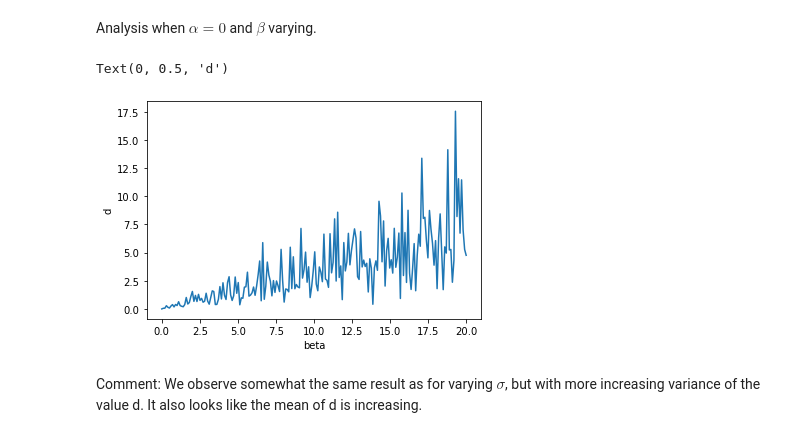
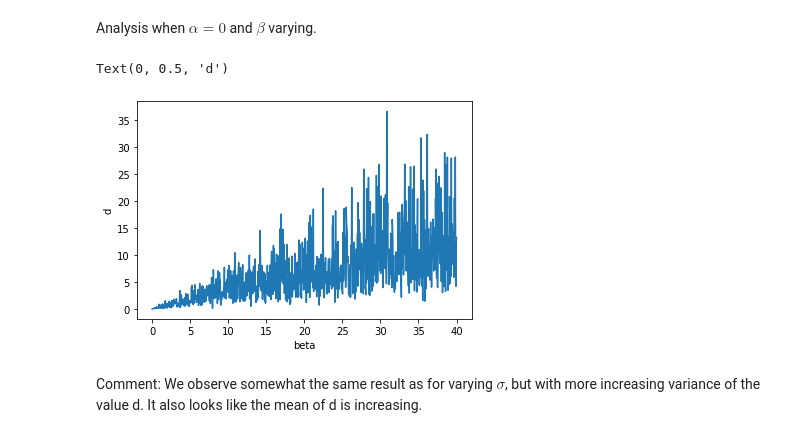
Before and after one commit to petteska/TTK4260-Imuda, a Jupyter notebook: Assignments/Mutlivariat Assignment 1.ipynb, the cells around one changed output. Cells and saved outputs as stored; diff of their text form; code cells hidden in the pictures.

```diff
--- a/Assignments/Mutlivariat Assignment 1.ipynb
+++ b/Assignments/Mutlivariat Assignment 1.ipynb
@@ -155,29 +155,29 @@ Analysis when $\alpha = 0$ and $\beta$ varying.
 # %%
 alpha = 0
 
-beta_space = np.linspace(0,20,N)
+beta_space = np.linspace(0,40,1000)
 
 sigma = 1
 
 e = np.array([genNoise(alpha, N, mean, sigma, beta, magnitude) for beta in beta_space])
 
 y = yreal + e
 
 u_transpose_dot_y = np.array([np.dot(u_tensor.T,y_i) for y_i in y])
 
 est_params = np.array([np.dot(u_transpose_dot_u_inv,elt) for elt in u_transpose_dot_y]) # Calculate equation
 
 est_params = est_params.tolist() # Format parameters to list
 
 d = np.array([distance.euclidean(theta, elt) for elt in est_params])
 
 plt.figure()
 plt.plot(beta_space,d)
 plt.xlabel('beta')
 plt.ylabel('d')
 # %% [output]
 Text(0, 0.5, 'd')
-[figure, old version]
+[figure, new version]
 # %% [markdown]
 Comment: We observe somewhat the same result as for varying $\sigma$, but with more increasing variance of the value d. It also looks like the mean of d is increasing.
 # %%
```
Also changed, not shown: parts of 3 cells of this notebook.
